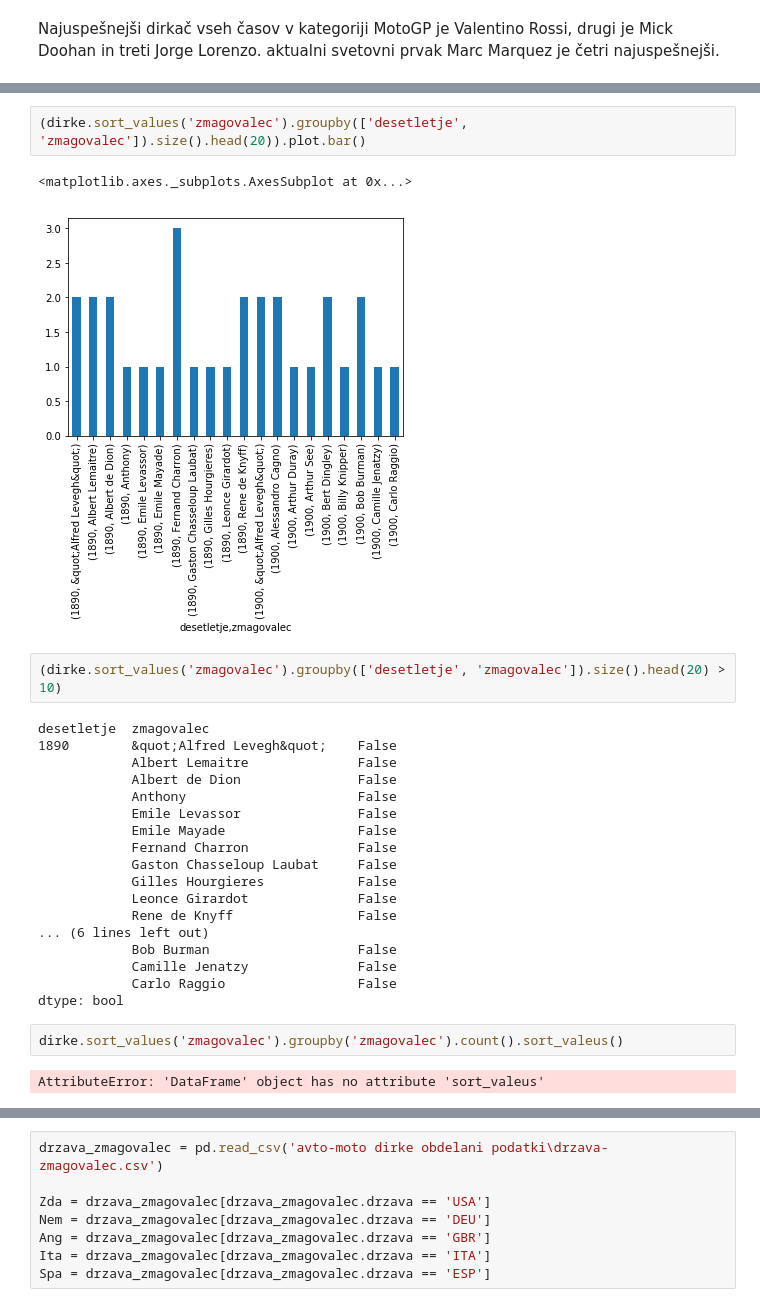
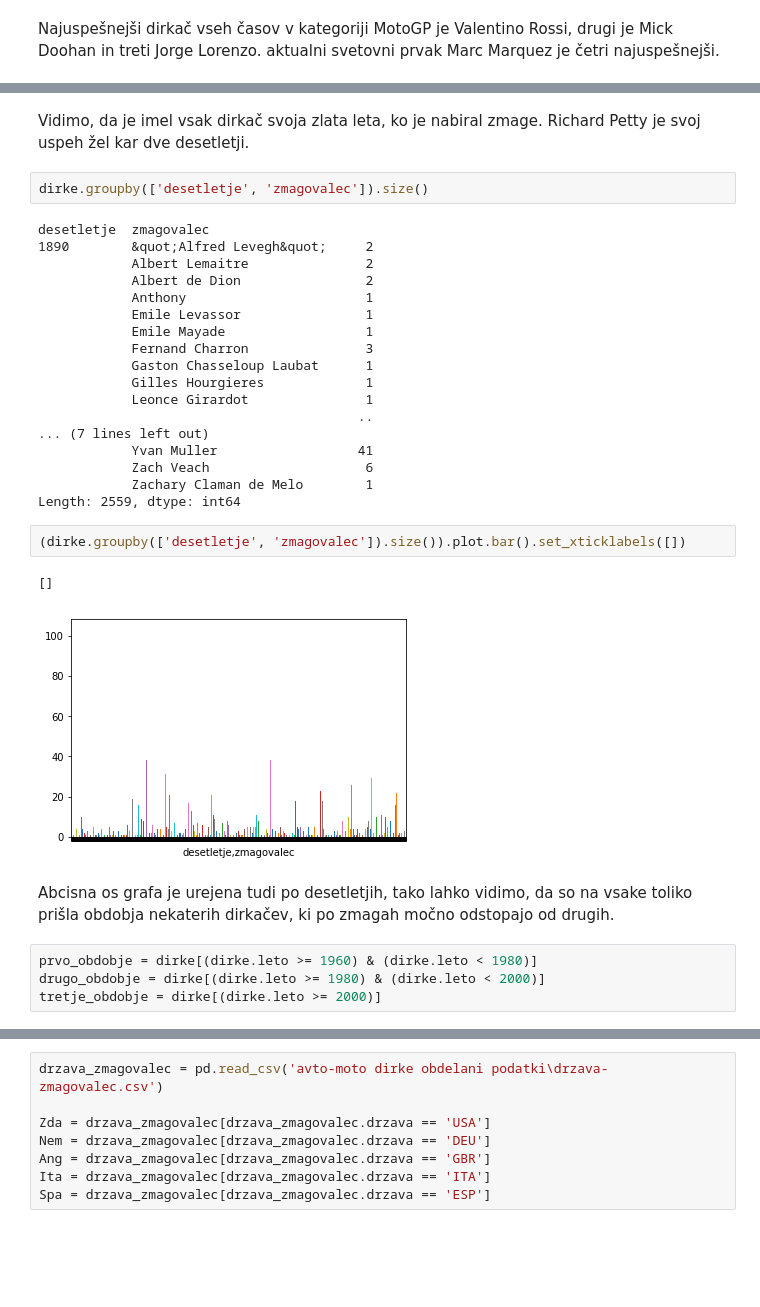
Before and after one commit to spelapetan/Avto-moto-sport-dirke, a Jupyter notebook: Analiza podatkov avto-moto dirk.ipynb, the cells around one changed output, grey strips where cells are left out. Drawn from its saved outputs; the diff is of its cells as text; blank space fills up the shorter version.

```diff
--- a/Analiza podatkov avto-moto dirk.ipynb
+++ b/Analiza podatkov avto-moto dirk.ipynb
@@ -222,29 +278,33 @@ TypeError: 'numpy.int32' object is not callable
+# %% [markdown]
+Vidimo, da je imel vsak dirkač svoja zlata leta, ko je nabiral zmage. Richard Petty je svoj uspeh žel kar dve desetletji.
+# %%
+dirke.groupby(['desetletje', 'zmagovalec']).size()
+# %% [output]
+desetletje  zmagovalec
+1890        &quot;Alfred Levegh&quot;     2
+            Albert Lemaitre               2
+            Albert de Dion                2
+            Anthony                       1
+            Emile Levassor                1
+            Emile Mayade                  1
+            Fernand Charron               3
+            Gaston Chasseloup Laubat      1
+            Gilles Hourgieres             1
+            Leonce Girardot               1
+                                         ..
+... (7 lines left out)
+            Yvan Muller                  41
+            Zach Veach                    6
+            Zachary Claman de Melo        1
+Length: 2559, dtype: int64
 # %%
-(dirke.sort_values('zmagovalec').groupby(['desetletje', 'zmagovalec']).size().head(20)).plot.bar()
+(dirke.groupby(['desetletje', 'zmagovalec']).size()).plot.bar().set_xticklabels([])
 # %% [output]
-<matplotlib.axes._subplots.AxesSubplot at 0x...>
+[]
-[figure, old version]
+[figure, new version]
-# %%
-(dirke.sort_values('zmagovalec').groupby(['desetletje', 'zmagovalec']).size().head(20) > 10)
-# %% [output]
-desetletje  zmagovalec
-1890        &quot;Alfred Levegh&quot;    False
-            Albert Lemaitre              False
-            Albert de Dion               False
-            Anthony                      False
-            Emile Levassor               False
-            Emile Mayade                 False
-            Fernand Charron              False
-            Gaston Chasseloup Laubat     False
-            Gilles Hourgieres            False
-            Leonce Girardot              False
-            Rene de Knyff                False
-... (6 lines left out)
-            Bob Burman                   False
-            Camille Jenatzy              False
-            Carlo Raggio                 False
-dtype: bool
-# %%
-dirke.sort_values('zmagovalec').groupby('zmagovalec').count().sort_valeus()
-# %% [output]
-AttributeError: 'DataFrame' object has no attribute 'sort_valeus'
+# %% [markdown]
+Abcisna os grafa je urejena tudi po desetletjih, tako lahko vidimo, da so na vsake toliko prišla obdobja nekaterih dirkačev, ki po zmagah močno odstopajo od drugih.
+# %%
+prvo_obdobje = dirke[(dirke.leto >= 1960) & (dirke.leto < 1980)]
+drugo_obdobje = dirke[(dirke.leto >= 1980) & (dirke.leto < 2000)]
+tretje_obdobje = dirke[(dirke.leto >= 2000)]
```
Also changed, not shown: parts of 50 cells of this notebook.
